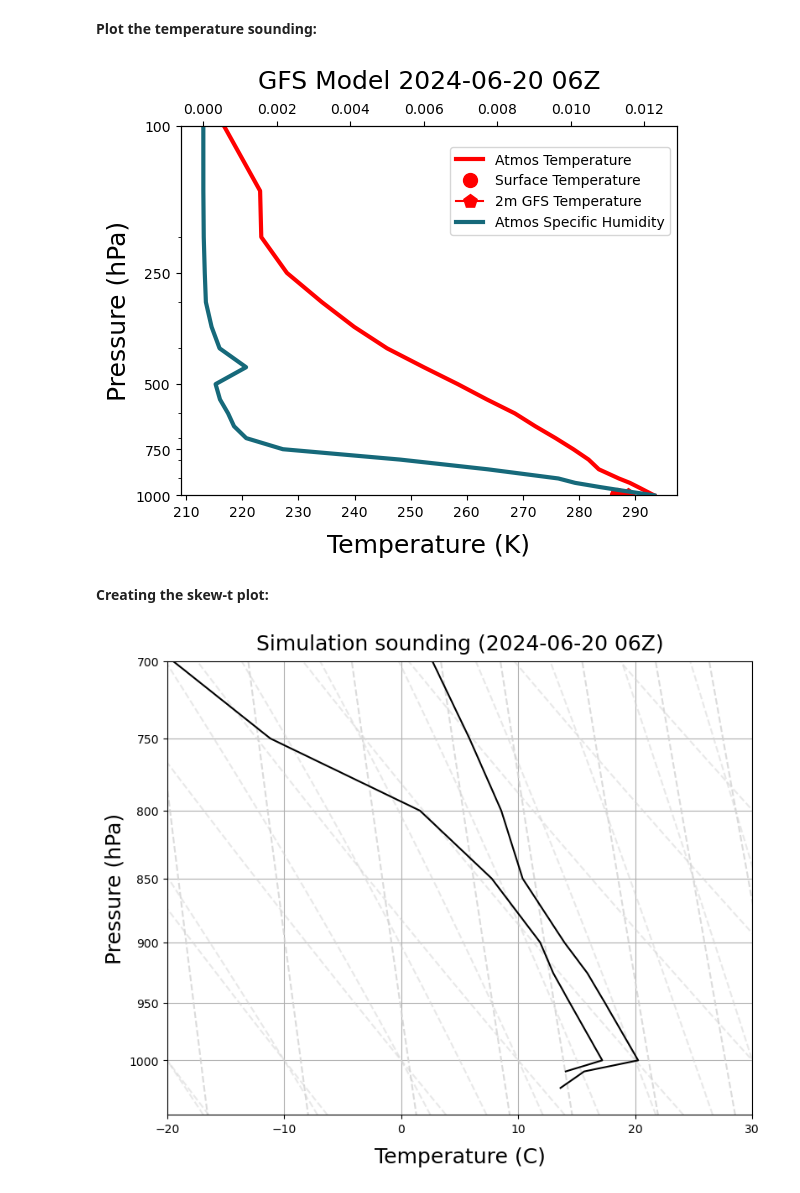
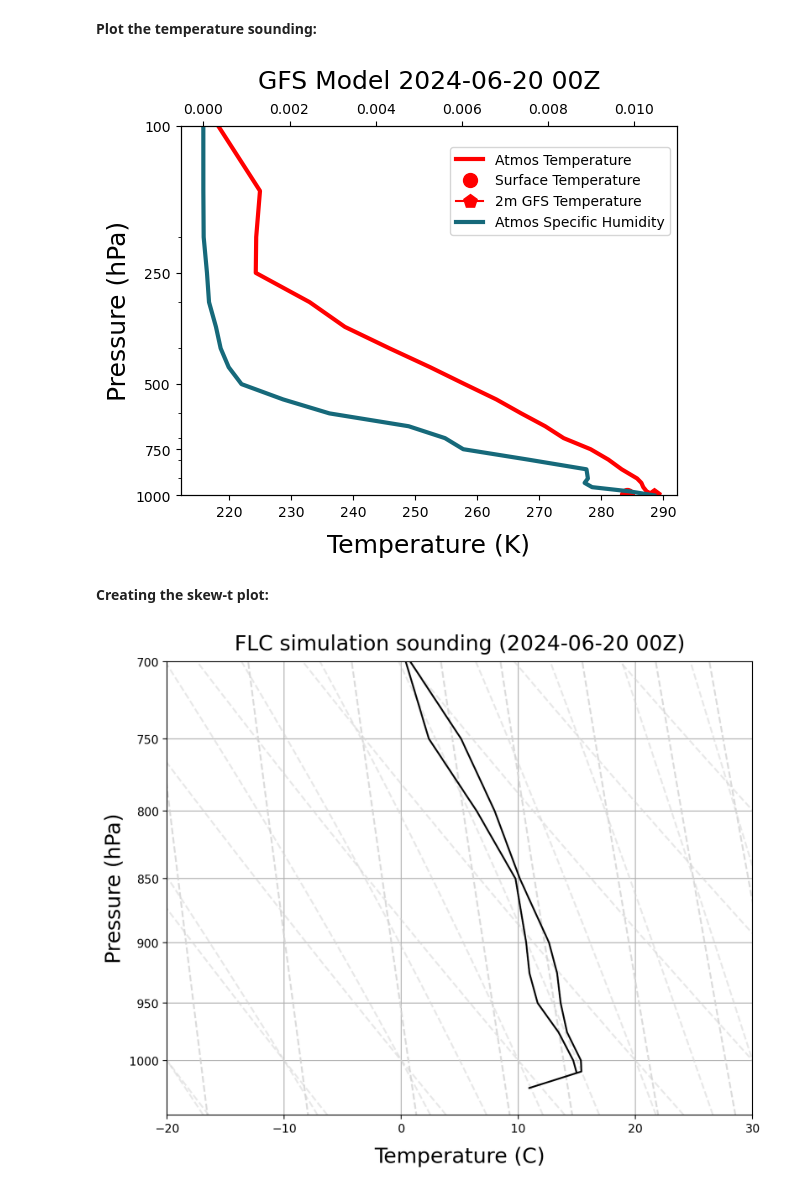
Before and after one commit to jesseturner/FLC_Workspace_3, a Jupyter notebook: gfs_sounding.ipynb, the cells around one changed output. Saved outputs shown, nothing was run; the diff lists cells and outputs as text; code cells hidden in the pictures.

Commit message:
Running imagery

```diff
--- a/gfs_sounding.ipynb
+++ b/gfs_sounding.ipynb
@@ -55,8 +55,8 @@ print(datetime_str)
 # %% [markdown]
 **Select point for sounding:**
 # %%
-latitude = 40.85
-longitude = -68.20
+latitude = 43.8
+longitude = -66.1
 
 point = gfs_ds.sel(latitude=latitude, longitude=longitude, method='nearest')
 # %%
@@ -94,7 +94,7 @@ plt.gca().set_yticklabels(minor='off',labels=yticklabels)
 #fig.savefig("/Users/jesseturner/Downloads/model_sounding_"+datetime_str, dpi=200, bbox_inches='tight')
 plt.show()
 # %% [output]
-[figure, old version]
+[figure, new version]
 # %% [markdown]
 **Creating the skew-t plot:**
 # %%
@@ -128,29 +128,29 @@ pressure_dewpoint = np.append(1010.0 * units.hPa, pressure)
 # %%
 fig = plt.figure(figsize=(9, 9))
 skew = SkewT(fig, aspect=220, rotation=0)
 
 # Plot the data
 skew.plot(pressure_temperature, temperature, 'k', label='Temperature')
 skew.plot(pressure_dewpoint, dewpoints, 'k', label='Dewpoint')
 
 # Add a legend
 #plt.legend()
 
 # Add additional lines (like dry adiabats, moist adiabats, and mixing ratio lines)
 skew.plot_dry_adiabats(colors='lightgray')
 skew.plot_moist_adiabats(colors='lightgray')
 skew.plot_mixing_lines(colors='lightgray')
 
 # Set plot limits and labels
 skew.ax.set_ylim(1050, 700)
 skew.ax.set_yticks(np.arange(1000, 700 - 1, -50))
 skew.ax.set_xlim(-20, 30)
 skew.ax.set_xlabel('Temperature (C)', size=18, labelpad=10)
 skew.ax.set_ylabel('Pressure (hPa)', size=18)
 
-skew.ax.set_title('Simulation sounding ('+ datetime_str+')', size=18, pad=10)
+skew.ax.set_title('FLC simulation sounding ('+ datetime_str+')', size=18, pad=10)
 # Show the plot
 fig.set_dpi(200)
 plt.show()
 # %% [output]
-[figure, old version]
+[figure, new version]
```
Also changed, not shown: parts of 1 cell of this notebook, 2 other files.
